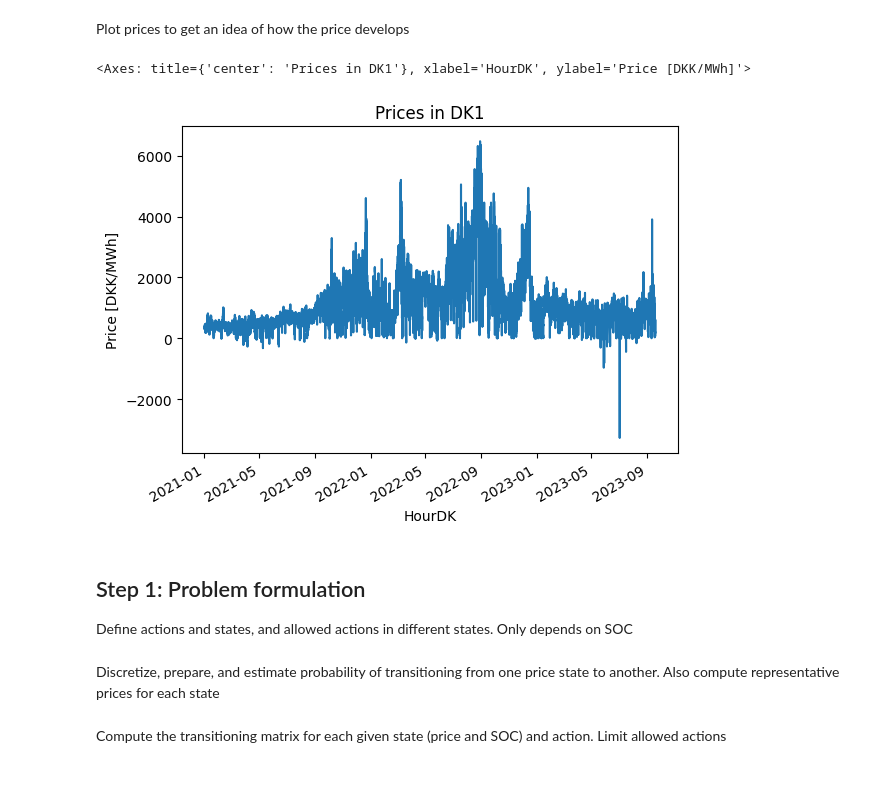
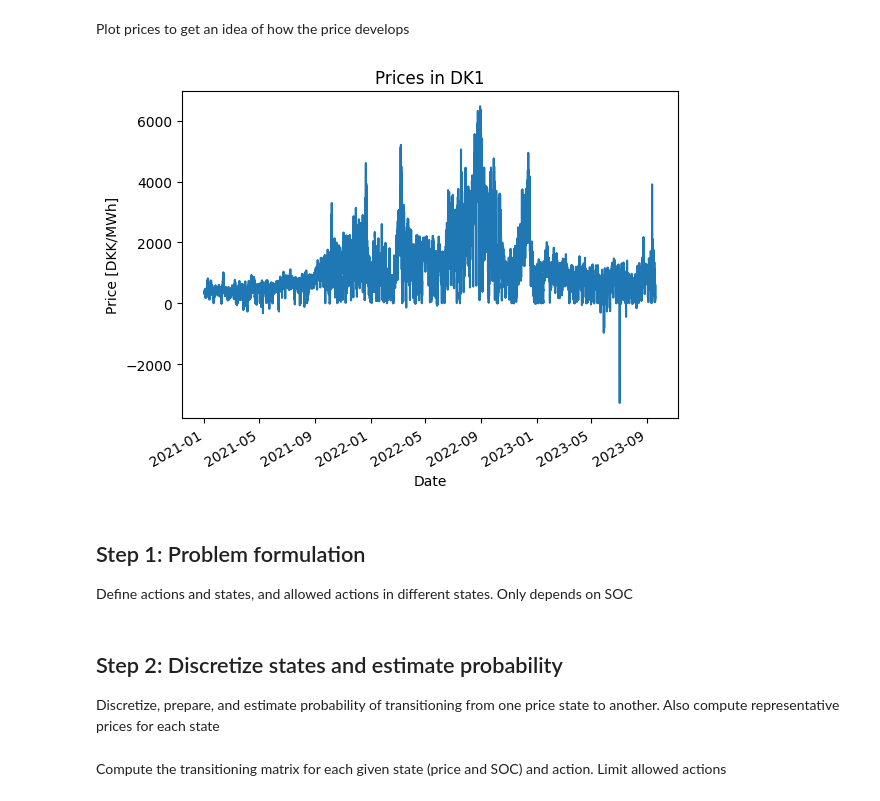
Before and after one commit to JacobSkaarup/46765_assignment3, a Jupyter notebook: main.ipynb, the cells around one changed output. Saved outputs shown, nothing was run; the diff lists cells and outputs as text; code cells hidden in the pictures.

```diff
--- a/main.ipynb
+++ b/main.ipynb
@@ -16,10 +19,10 @@ Total number of observations:  23783
 # %% [markdown]
 Plot prices to get an idea of how the price develops
 # %%
-df_prices.plot(title = "Prices in DK1", ylabel = "Price [DKK/MWh]")
+df_prices.plot(title = "Prices in DK1", xlabel = "Date", ylabel = "Price [DKK/MWh]")
+plt.show()
 # %% [output]
-<Axes: title={'center': 'Prices in DK1'}, xlabel='HourDK', ylabel='Price [DKK/MWh]'>
-[figure, old version]
+[figure, new version]
 # %% [markdown]
 ## Step 1: Problem formulation
 Define actions and states, and allowed actions in different states. Only depends on SOC
@@ -40,5 +48,6 @@ ALLOWED_ACTIONS = {"20%":  ["Charge",              "Do nothing"],
 P_ssa_array = np.empty((len(PRICE_STATE), len(SOC_STATE), len(ACTIONS)), dtype=object)
 # %% [markdown]
+## Step 2: Discretize states and estimate probability
 Discretize, prepare, and estimate probability of transitioning from one price state to another. Also compute representative prices for each state
 # %%
 def price_state(prices):
```
Also changed, not shown: parts of 21 cells of this notebook.
